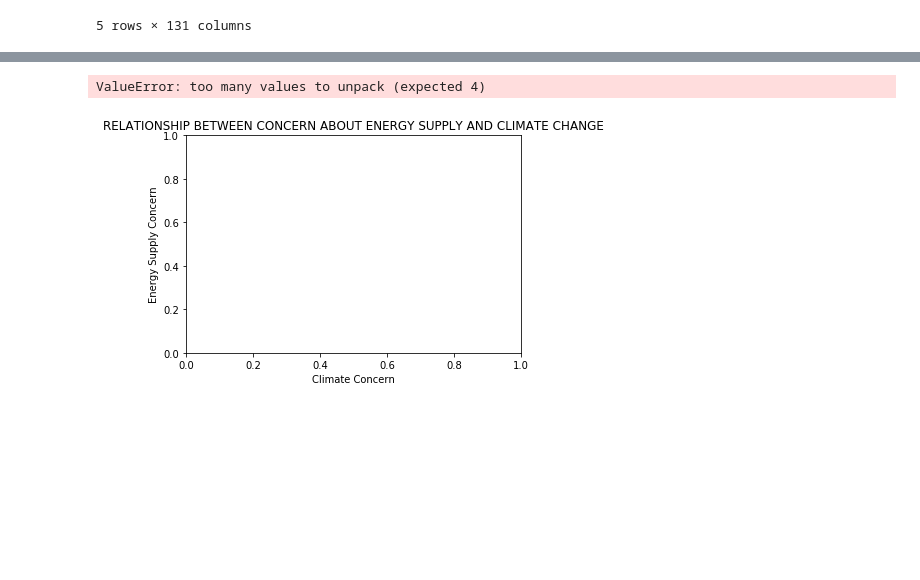
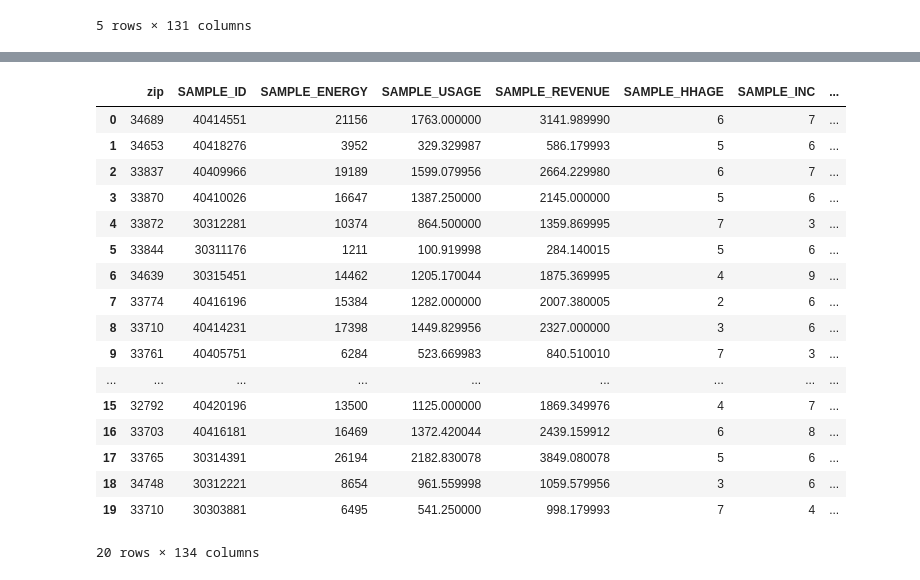
Before and after one commit to evanej/project-1, a Jupyter notebook: evan_cleaning.ipynb, the cells around one changed output, grey strips where cells are left out. Drawn from its saved outputs; the diff is of its cells as text; code cells hidden in the pictures; blank space fills up the shorter version.

Commit message:
clean data

```diff
--- a/evan_cleaning.ipynb
+++ b/evan_cleaning.ipynb
@@ -7,14 +7,10 @@ import numpy as np
 from scipy.stats import linregress
 
 
-# File to Load (Remember to change these)
-energy_data = "Data files/duke_energy_2010.csv"
-ride_data_to_load = "data/ride_data.csv"
-
 # Read the City and Ride Data
 
-households = pd.read_csv("Data/duke_energy_2010.csv")
-households.head()
+attitudes = pd.read_csv("Data/duke_energy_2010.csv")
+attitudes.head()
 # %% [output]
 |  | zip | SAMPLE_ID | SAMPLE_ENERGY | SAMPLE_USAGE | SAMPLE_REVENUE | SAMPLE_HHAGE | SAMPLE_INC | ... |
 | 0 | 34689 | 40414551 | 21156 | 1763.000000 | 3141.989990 | 6 | 7 | ... |
@@ -23,10 +19,3 @@ households.head()
 | 3 | 33870 | 40410026 | 16647 | 1387.250000 | 2145.000000 | 5 | 6 | ... |
 | 4 | 33872 | 30312281 | 10374 | 864.500000 | 1359.869995 | 7 | 3 | ... |
 5 rows × 131 columns
-# %%
-# Create test data set with values, attitudes, beliefs.
-attitudes = households[['green', 'payattn', 'considerproduct', 'veryhotdays', 'firstone' , \
-                        'conscientiousrecycle', 'reduceenergy', 'realeffort', 'willingchanges', \
-                        'highenergyproblem', 'ccreal', 'scarce', 'solar', 'wind', 'muchasican', 'futurepower', 'phev']]
-
-attitudes.head()
@@ -43,17 +25,16 @@ attitudes.head()
 greenness = []
 
 for index, row in attitudes.iterrows():
-    greenness.append(row.conscientiousrecycle + row.ccreal + row.reduceenergy + row.solar + row.wind)
+    greenness.append(row.conscientiousrecycle + row.ccreal + row.reduceenergy + row.willingchanges)
+
 
 
 conserver = []
 
 for index, row in attitudes.iterrows():
-    conserver.append(row.veryhotdays + row.realeffort + row.futurepower + row.scarce + row.payattn)
+    conserver.append(row.muchasican + row.realeffort  + row.payattn)
 
 firstadopter = []
 
 for index, row in attitudes.iterrows():
-    firstadopter.append(row.firstone + row.phev)
-
-attitudes.head()
+    firstadopter.append(row.firstone + row.phev + row.mycellphone)
@@ -67,33 +41,28 @@ attitudes.head()
-# %%
-#Exploratory graphs
-
-x_axis = attitudes[['highenergyproblem']]
-y_axis = attitudes[['ccreal']]
-
-plt.title("RELATIONSHIP BETWEEN CONCERN ABOUT ENERGY SUPPLY AND CLIMATE CHANGE")
-plt.xlabel("Climate Concern")
-plt.ylabel("Energy Supply Concern")
-
-(slope, intercept) = linregress(x_axis, y_axis)
-fit = slope * x_axis + intercept
-
-fig, ax = plt.subplots()
-
-fig.suptitle("RELATIONSHIP BETWEEN ENERGY SUPPLY CONCERN AND CLIMATE", fontsize=12, fontweight="bold")
-
-ax.set_xlim(0, 10)
-ax.set_ylim(0, 10)
-
-ax.set_xlabel("Climate Concern")
-ax.set_ylabel("Energy Supply Concern")
-
-ax.plot(x_axis, fake, linewidth=0, marker='o')
-ax.plot(x_axis, fit, 'b--')
-
-plt.show()
-# %% [output]
-ValueError: too many values to unpack (expected 4)
-[figure, removed]
+# %%
+attitudes["greenness"]=pd.Series(greenness)/4
+attitudes["conserver"]=pd.Series(conserver)/3
+attitudes["firstadopter"]=pd.Series(firstadopter)/3
+
+attitudes.head(20)
+# %% [output]
+|  | zip | SAMPLE_ID | SAMPLE_ENERGY | SAMPLE_USAGE | SAMPLE_REVENUE | SAMPLE_HHAGE | SAMPLE_INC | ... |
+| 0 | 34689 | 40414551 | 21156 | 1763.000000 | 3141.989990 | 6 | 7 | ... |
+| 1 | 34653 | 40418276 | 3952 | 329.329987 | 586.179993 | 5 | 6 | ... |
+| 2 | 33837 | 40409966 | 19189 | 1599.079956 | 2664.229980 | 6 | 7 | ... |
+| 3 | 33870 | 40410026 | 16647 | 1387.250000 | 2145.000000 | 5 | 6 | ... |
+| 4 | 33872 | 30312281 | 10374 | 864.500000 | 1359.869995 | 7 | 3 | ... |
+| 5 | 33844 | 30311176 | 1211 | 100.919998 | 284.140015 | 5 | 6 | ... |
+| 6 | 34639 | 30315451 | 14462 | 1205.170044 | 1875.369995 | 4 | 9 | ... |
+| 7 | 33774 | 40416196 | 15384 | 1282.000000 | 2007.380005 | 2 | 6 | ... |
+| 8 | 33710 | 40414231 | 17398 | 1449.829956 | 2327.000000 | 3 | 6 | ... |
+| 9 | 33761 | 40405751 | 6284 | 523.669983 | 840.510010 | 7 | 3 | ... |
+| ... | ... | ... | ... | ... | ... | ... | ... | ... |
+| 15 | 32792 | 40420196 | 13500 | 1125.000000 | 1869.349976 | 4 | 7 | ... |
+| 16 | 33703 | 40416181 | 16469 | 1372.420044 | 2439.159912 | 6 | 8 | ... |
+| 17 | 33765 | 30314391 | 26194 | 2182.830078 | 3849.080078 | 5 | 6 | ... |
+| 18 | 34748 | 30312221 | 8654 | 961.559998 | 1059.579956 | 3 | 6 | ... |
+| 19 | 33710 | 30303881 | 6495 | 541.250000 | 998.179993 | 7 | 4 | ... |
+20 rows × 134 columns
 # %%
 # Remove missing values
 
```
Also changed, not shown: parts of 7 cells of this notebook, 4 other files.
